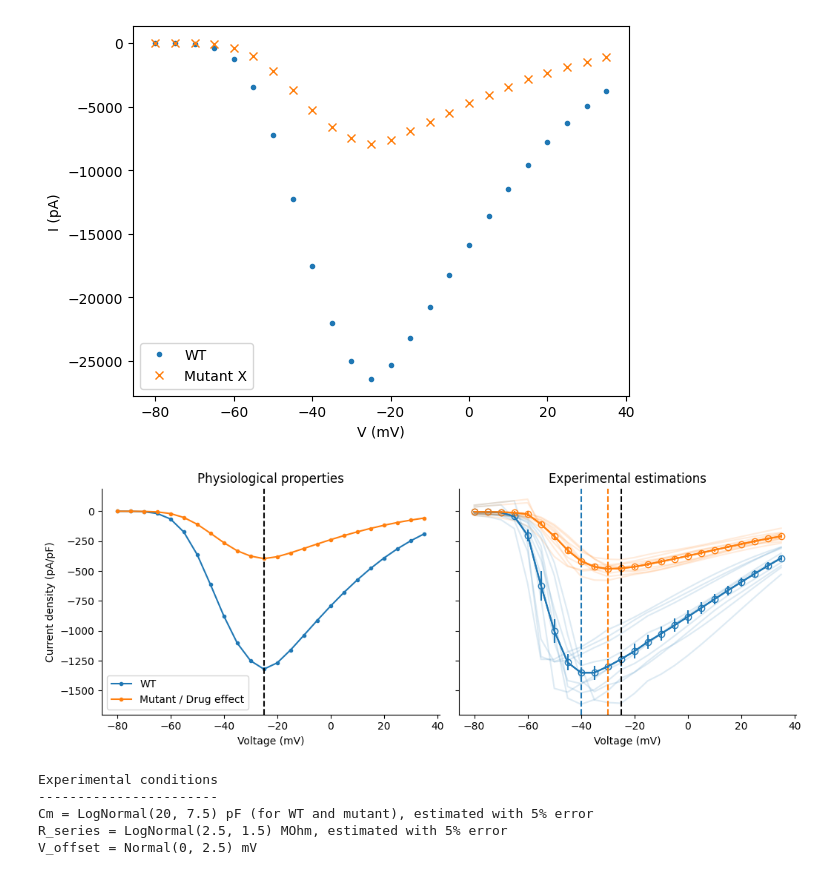
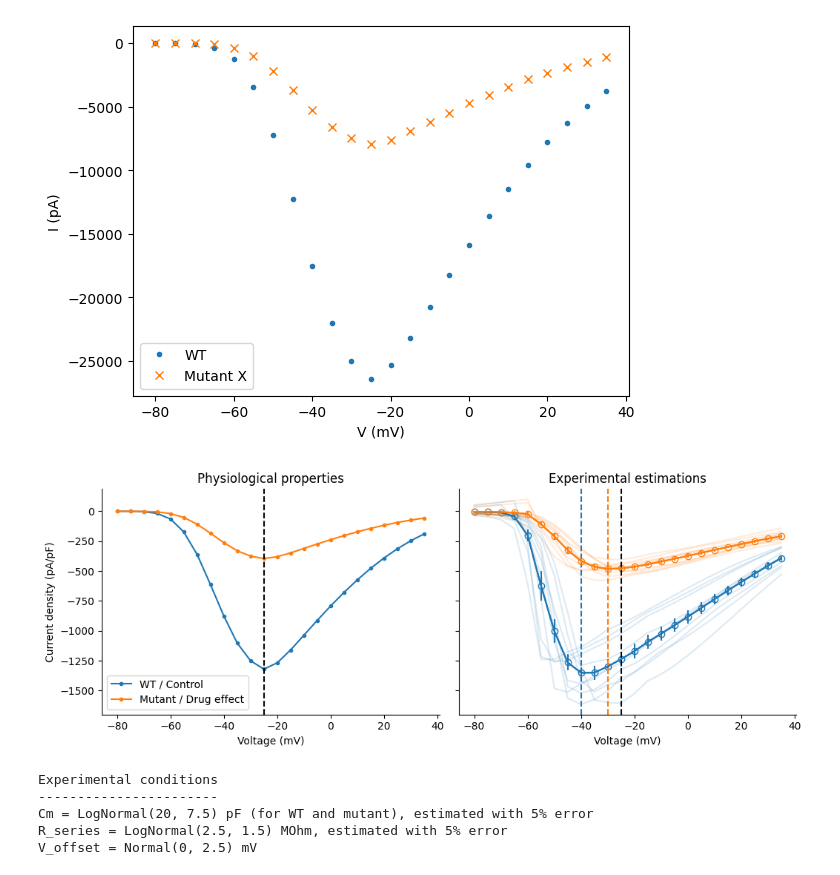
Before and after one commit to CardiacModelling/nav-artefact-model, a Jupyter notebook: sandbox/mutant-issue.ipynb, the cells around one changed output. Saved outputs shown, nothing was run; the diff lists cells and outputs as text; code cells hidden in the pictures.

```diff
--- a/sandbox/mutant-issue.ipynb
+++ b/sandbox/mutant-issue.ipynb
@@ -152,39 +152,39 @@ mean_i_iv_mutant = np.mean(i_iv_mutant, axis=0)
 # %%
 fig, axes = plt.subplots(1, 2, figsize=(10.5, 4), sharex=True, sharey=True)
 
-axes[0].plot(vi_iv, np.array(ii_iv) / cm_WT, marker='.', c='C0', label='WT')
+axes[0].plot(vi_iv, np.array(ii_iv) / cm_WT, marker='.', c='C0', label='WT / Control')
 axes[0].plot(vi_iv, np.array(ii_iv_mutant) / cm_mutant, marker='.', c='C1', label='Mutant / Drug effect')
 true_v = vi_iv[np.argmin(np.array(ii_iv) / cm_WT)]
 axes[0].axvline(true_v, color='k', ls='--')
 axes[0].set_xlabel('Voltage (mV)')
 axes[0].set_ylabel('Current density (pA/pF)')
 axes[0].legend(loc=3)
 axes[0].set_title('Physiological properties')
 
 for i in range(n_repeats):
     axes[1].plot(vi_iv, i_iv_WT[i], 'C0', alpha=0.15)
     axes[1].plot(vi_iv, i_iv_mutant[i], 'C1', alpha=0.15)
 axes[1].plot(vi_iv, mean_i_iv_WT, 'C0', marker='o', mfc='none')
 axes[1].errorbar(vi_iv, mean_i_iv_WT, yerr=sem(i_iv_WT), c='C0')
 axes[1].axvline(vi_iv[np.argmin(mean_i_iv_WT)], color='C0', ls='--')
 
 axes[1].plot(vi_iv, mean_i_iv_mutant, 'C1', marker='o', mfc='none')
 axes[1].errorbar(vi_iv, mean_i_iv_mutant, yerr=sem(i_iv_mutant), c='C1')
 axes[1].axvline(vi_iv[np.argmin(mean_i_iv_mutant)], color='C1', ls='--')
 
 axes[1].axvline(true_v, color='k', ls='--')
 
 axes[1].set_xlabel('Voltage (mV)')
 axes[1].set_title('Experimental estimations')
 
 for ax in axes:
     ax.spines['top'].set_visible(False)
     ax.spines['right'].set_visible(False)
 
 fig.tight_layout()
 fig.savefig('mutant-issue.pdf', format='pdf')
 # %% [output]
-[figure, old version]
+[figure, new version]
 # %%
 print(f'''
 Experimental conditions
```
